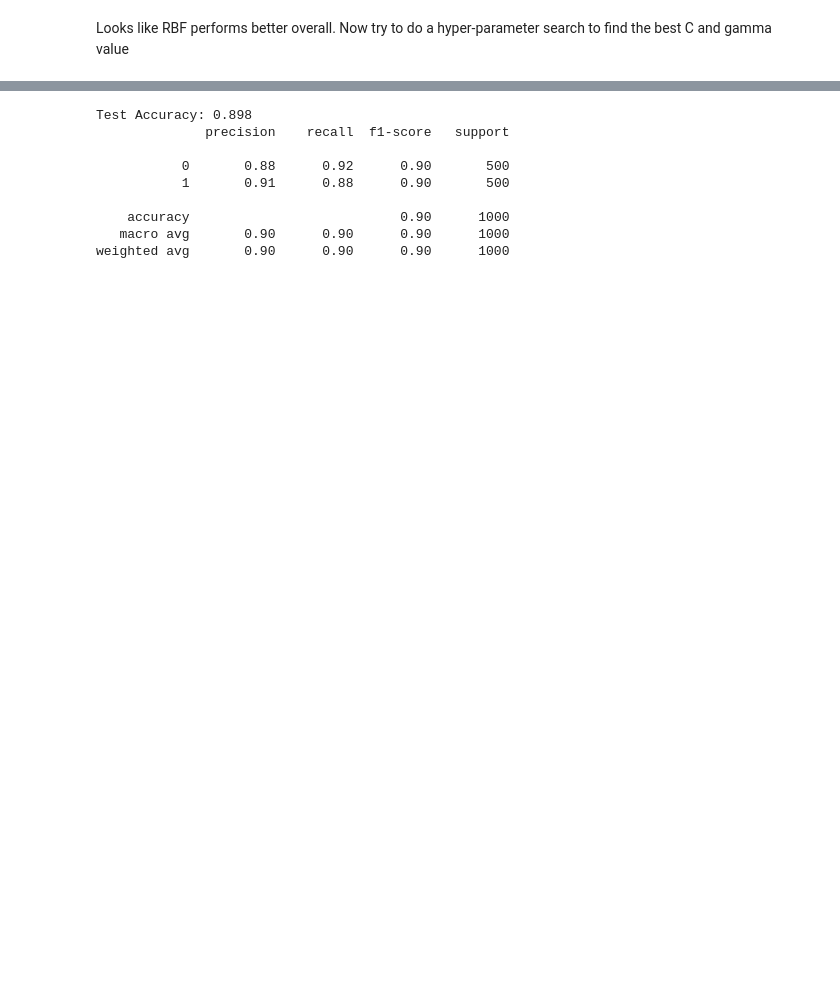
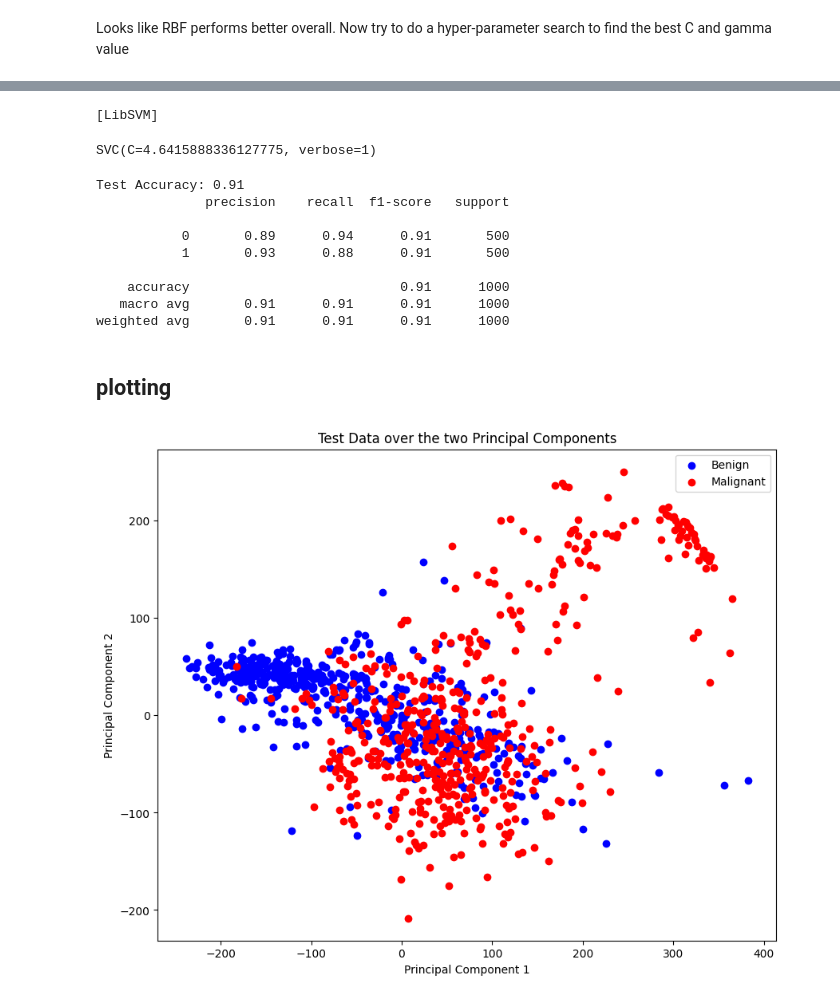
Before and after one commit to allanwzhang/cs4262_project, a Jupyter notebook: svm-logistic.ipynb, the cells around one changed output, grey strips where cells are left out. Cells and saved outputs as stored; diff of their text form; code cells hidden in the pictures; blank space fills up the shorter version.

Commit message:
svm-add-plots-and-cache

```diff
--- a/svm-logistic.ipynb
+++ b/svm-logistic.ipynb
@@ -65,0 +60,2 @@ print(X_train.shape, y_train.shape)
+# %%
+cache_path = "./svm_cached_data"
@@ -65,0 +103,23 @@ print(X_train.shape, y_train.shape)
+# %%
+# Initialize PCA
+
+# define the file paths
+saved_pca = cache_path + "/pca.npy"
+
+
+# check if there is a saved PCA model if there is load it
+if os.path.exists(saved_pca):
+    pca = np.load(saved_pca, allow_pickle=True).item()
+    X_train_full_pca = pca.transform(X_train_full_scaled)
+    X_test_pca = pca.transform(X_test_scaled)
+    print('Loaded PCA model')
+# if not create a new PCA model
+else:
+    # we can explain 95% of the variance with 66 components, see data-exploration.ipynb
+    pca = PCA(n_components=66)
+    X_train_full_pca = pca.fit_transform(X_train_full_scaled)
+    X_test_pca = pca.transform(X_test_scaled)
+
+    # save the pca model for later use in case we need to use it again
+    np.save(saved_pca, pca)
+    print('Created PCA model')
@@ -215,19 +290,53 @@ print(f"Model fitting took {duration} seconds.")
+# %%
+C = 4.6415888336127775
+gamma = "scale"
+
+
+# train the model with the best parameters using the full training data
+best_svm = SVC(kernel='rbf', C=C, gamma=gamma, verbose=1)
+best_svm.fit(X_train_full_pca, y_train_full)
+# %% [output]
+[LibSVM]
+SVC(C=4.6415888336127775, verbose=1)
 # %%
-# evaluate the model on the test data
-X_test_flat = scaler.transform(X_test.reshape(X_test.shape[0], -1))
-y_pred = best_svm.predict(X_test_flat)
+# Predict on test data
+y_pred = best_svm.predict(X_test_pca)
 
 # Evaluate the model
 accuracy = accuracy_score(y_test, y_pred)
 print('Test Accuracy:', accuracy)
 print(classification_report(y_test, y_pred))
 # %% [output]
-Test Accuracy: 0.898
+Test Accuracy: 0.91
               precision    recall  f1-score   support
 
-           0       0.88      0.92      0.90       500
-           1       0.91      0.88      0.90       500
+           0       0.89      0.94      0.91       500
+           1       0.93      0.88      0.91       500
 
-    accuracy                           0.90      1000
-   macro avg       0.90      0.90      0.90      1000
-weighted avg       0.90      0.90      0.90      1000
+    accuracy                           0.91      1000
+   macro avg       0.91      0.91      0.91      1000
+weighted avg       0.91      0.91      0.91      1000
+# %% [markdown]
+## plotting
+# %%
+# draw a scatter plot showing the classification of the test data
+# we will only use the first 2 components for visualization
+
+# Initialize the plot
+plt.figure(figsize=(10, 8))
+
+# Plot the benign class
+plt.scatter(X_test_pca[y_test == 0, 0], X_test_pca[y_test == 0, 1], color='blue', label='Benign')
+
+# Plot the malignant class
+plt.scatter(X_test_pca[y_test == 1, 0], X_test_pca[y_test == 1, 1], color='red', label='Malignant')
+
+
+# Add labels and title
+plt.xlabel('Principal Component 1')
+plt.ylabel('Principal Component 2')
+plt.title('Test Data over the two Principal Components')
+plt.legend()
+plt.show()
+# %% [output]
+[figure, added]
```
Also changed, not shown: parts of 42 cells of this notebook, 2 other files.
